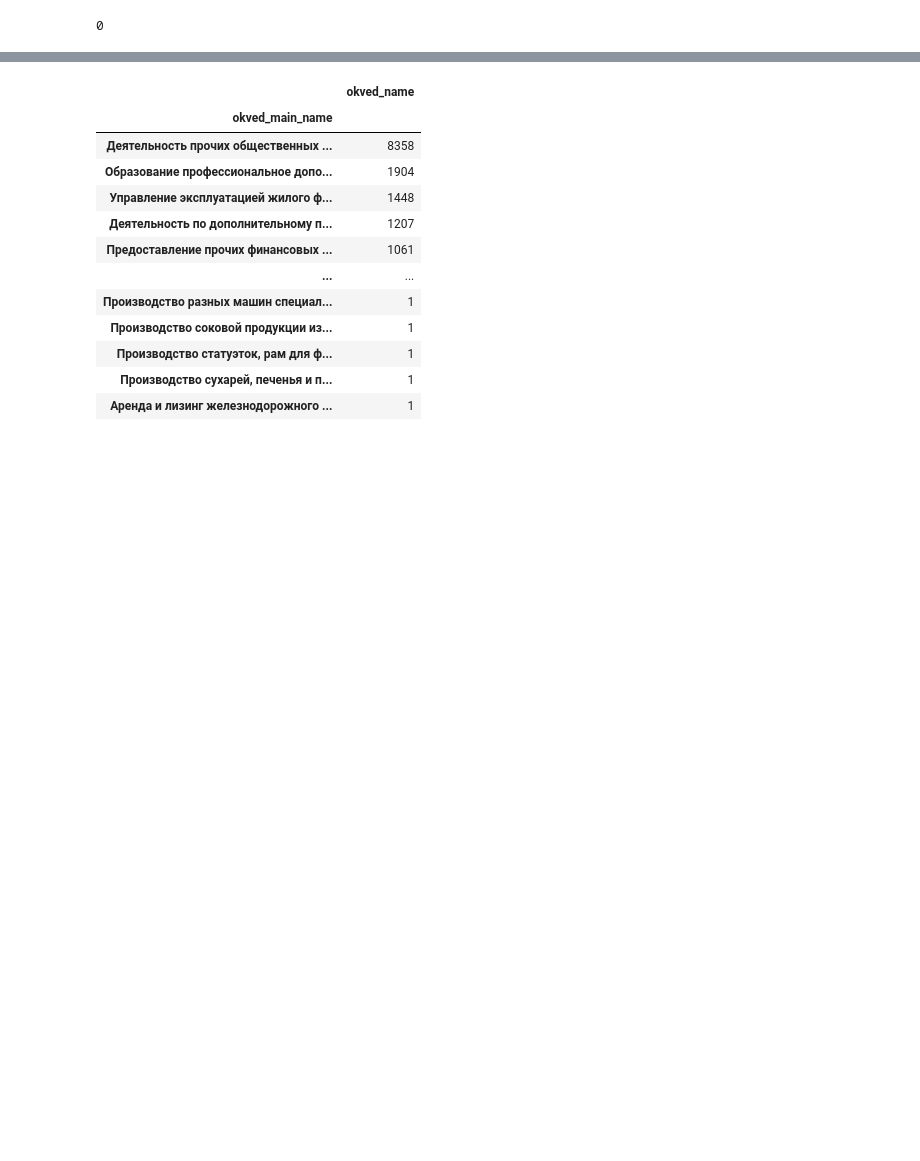
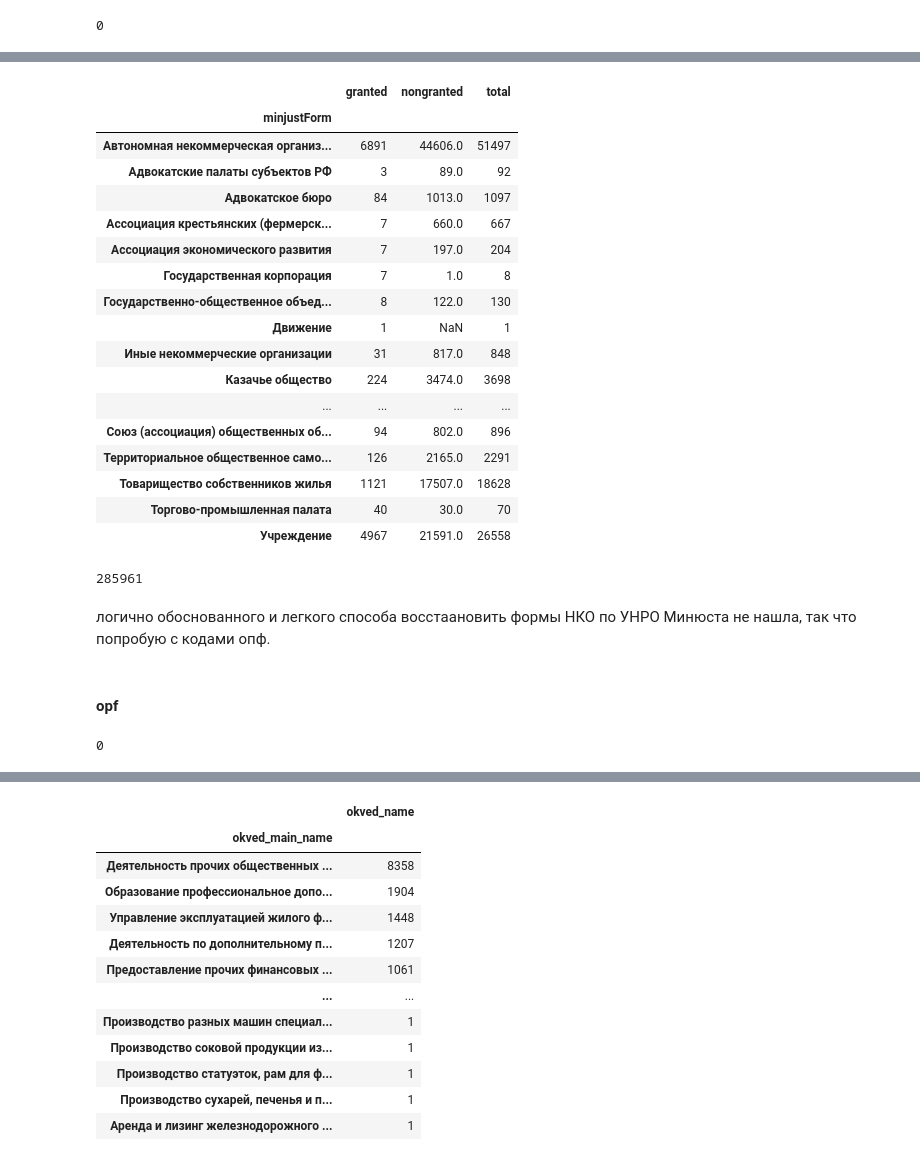
Before and after one commit to Elen-Skri/Projects-DSC, a Jupyter notebook: Teplitsa_hackaton/Case_1_nko_FE.ipynb, the cells around one changed output, grey strips where cells are left out. Cells and saved outputs as stored; diff of their text form; code cells hidden in the pictures; blank space fills up the shorter version.

```diff
--- a/Teplitsa_hackaton/Case_1_nko_FE.ipynb
+++ b/Teplitsa_hackaton/Case_1_nko_FE.ipynb
@@ -343,0 +415,26 @@ data.addOkved[0]
+# %%
+df_minjustForm = pd.DataFrame()
+df_minjustForm['granted'] = data[data.target == 1].groupby('minjustForm').ogrn.count()
+df_minjustForm['nongranted'] = data[data.target == 0].groupby('minjustForm').ogrn.count()
+df_minjustForm['total'] = data.groupby('minjustForm').ogrn.count()
+# %%
+df_minjustForm
+# %% [output]
+|  | granted | nongranted | total |
+| minjustForm |  |  |  |
+| Автономная некоммерческая организ... | 6891 | 44606.0 | 51497 |
+| Адвокатские палаты субъектов РФ | 3 | 89.0 | 92 |
+| Адвокатское бюро | 84 | 1013.0 | 1097 |
+| Ассоциация крестьянских (фермерск... | 7 | 660.0 | 667 |
+| Ассоциация экономического развития | 7 | 197.0 | 204 |
+| Государственная корпорация | 7 | 1.0 | 8 |
+| Государственно-общественное объед... | 8 | 122.0 | 130 |
+| Движение | 1 | NaN | 1 |
+| Иные некоммерческие организации | 31 | 817.0 | 848 |
+| Казачье общество | 224 | 3474.0 | 3698 |
+| ... | ... | ... | ... |
+| Союз (ассоциация) общественных об... | 94 | 802.0 | 896 |
+| Территориальное общественное само... | 126 | 2165.0 | 2291 |
+| Товарищество собственников жилья | 1121 | 17507.0 | 18628 |
+| Торгово-промышленная палата | 40 | 30.0 | 70 |
+| Учреждение | 4967 | 21591.0 | 26558 |
@@ -343,0 +443,12 @@ data.addOkved[0]
+# %%
+data.minjustForm.isnull().sum()
+# %% [output]
+285961
+# %% [markdown]
+логично обоснованного и легкого способа восстаановить формы НКО по УНРО Минюста не нашла, так что попробую с кодами опф.
+# %% [markdown]
+#### opf
+# %%
+data.opf.isnull().sum()
+# %% [output]
+0
```
Also changed, not shown: parts of 74 cells of this notebook.
